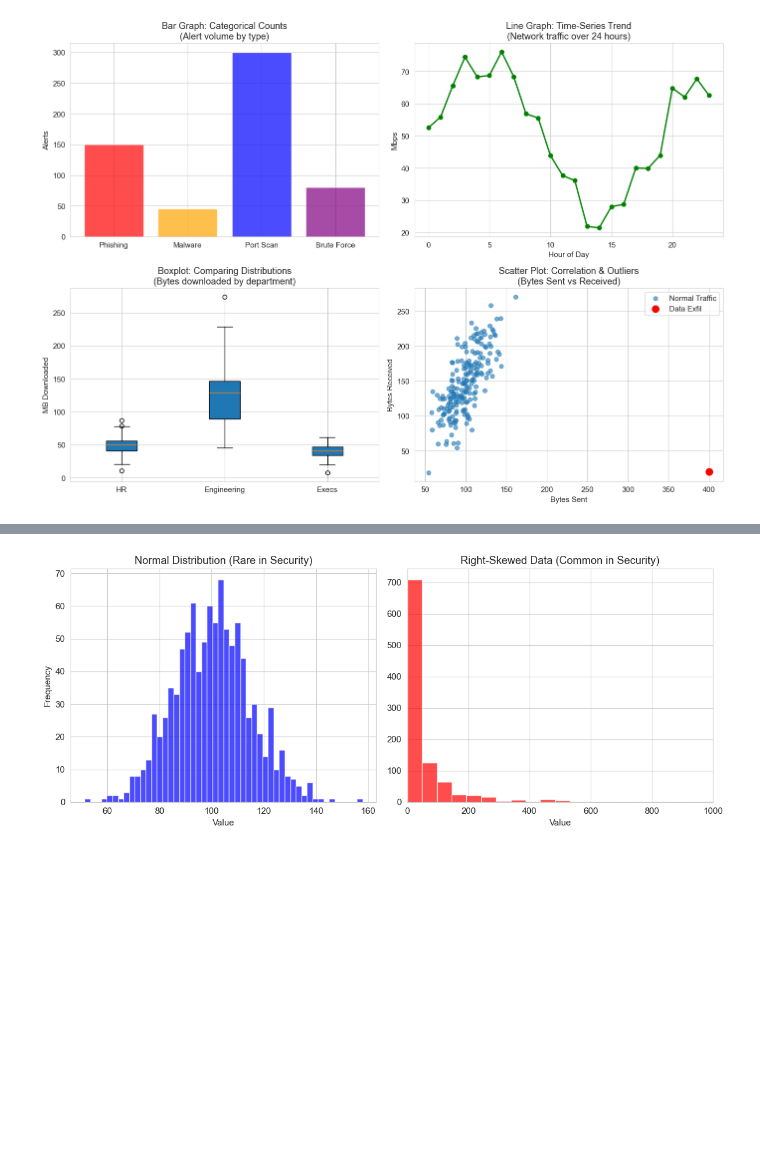
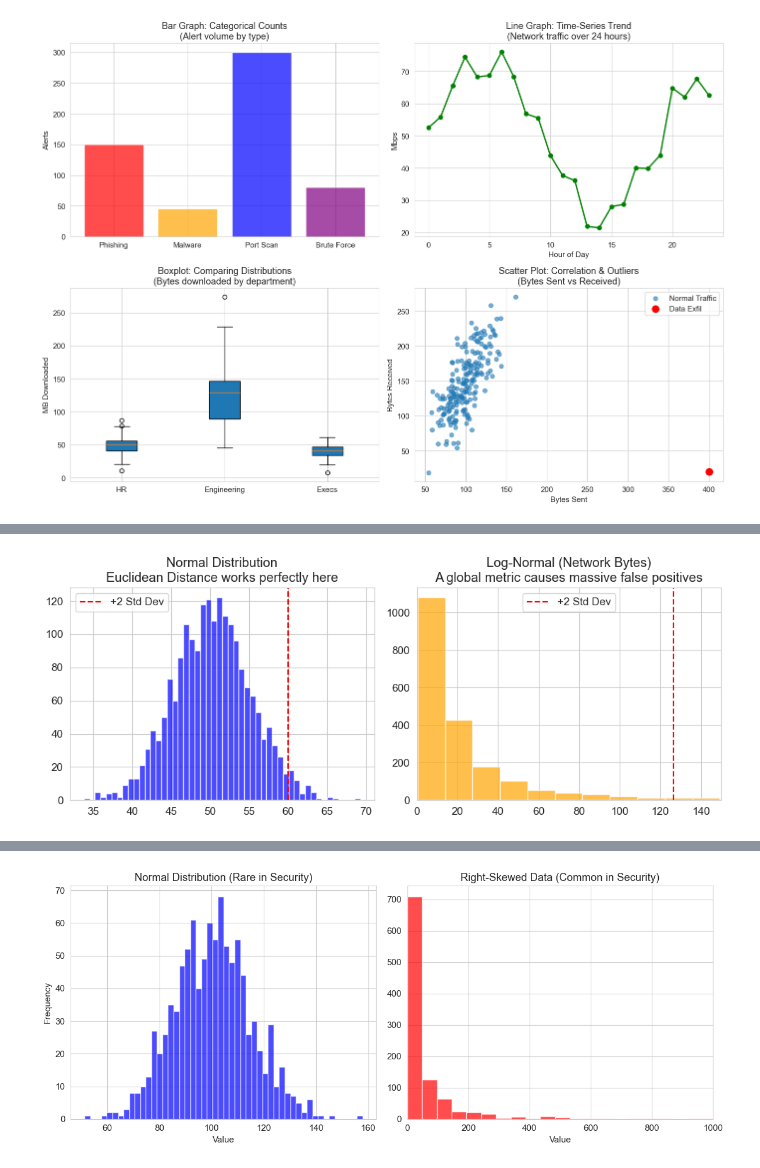
Before and after one commit to Btlyons1/Data-Science-For-Security-Engineers, a Jupyter notebook: Data_Science_for_Security_Engineers.ipynb, the cells around one changed output, grey strips where cells are left out. Cells and saved outputs as stored; diff of their text form; code cells hidden in the pictures; blank space fills up the shorter version.

```diff
--- a/Data_Science_for_Security_Engineers.ipynb
+++ b/Data_Science_for_Security_Engineers.ipynb
@@ -1525,3 +1617,26 @@ Your entire detection engineering architecture—from simple threshold alerts in
+# %%
+import numpy as np
+import matplotlib.pyplot as plt
+
+np.random.seed(42)
+norm_data = np.random.normal(50, 5, 2000)
+skew_data = np.random.lognormal(2.5, 1.2, 2000)
+
+fig, ax = plt.subplots(1, 2, figsize=(10, 4))
+ax[0].hist(norm_data, bins=50, color='blue', alpha=0.7)
+ax[0].axvline(50 + 10, color='red', linestyle='--', label='+2 Std Dev')
+ax[0].set_title("Normal Distribution\nEuclidean Distance works perfectly here")
+ax[0].legend()
+
+ax[1].hist(skew_data, bins=100, color='orange', alpha=0.7)
+ax[1].axvline(np.mean(skew_data) + 2*np.std(skew_data), color='red', linestyle='--', label='+2 Std Dev')
+ax[1].set_title("Log-Normal (Network Bytes)\nA global metric causes massive false positives")
+ax[1].set_xlim(0, 150)
+ax[1].legend()
+plt.tight_layout()
+plt.show()
+# %% [output]
+[figure, added]
 # %% [markdown]
 <a id='chapter-9'></a>
 # Chapter 9: The Normal Distribution
```
Also changed, not shown: parts of 145 cells of this notebook, 18 other files.
